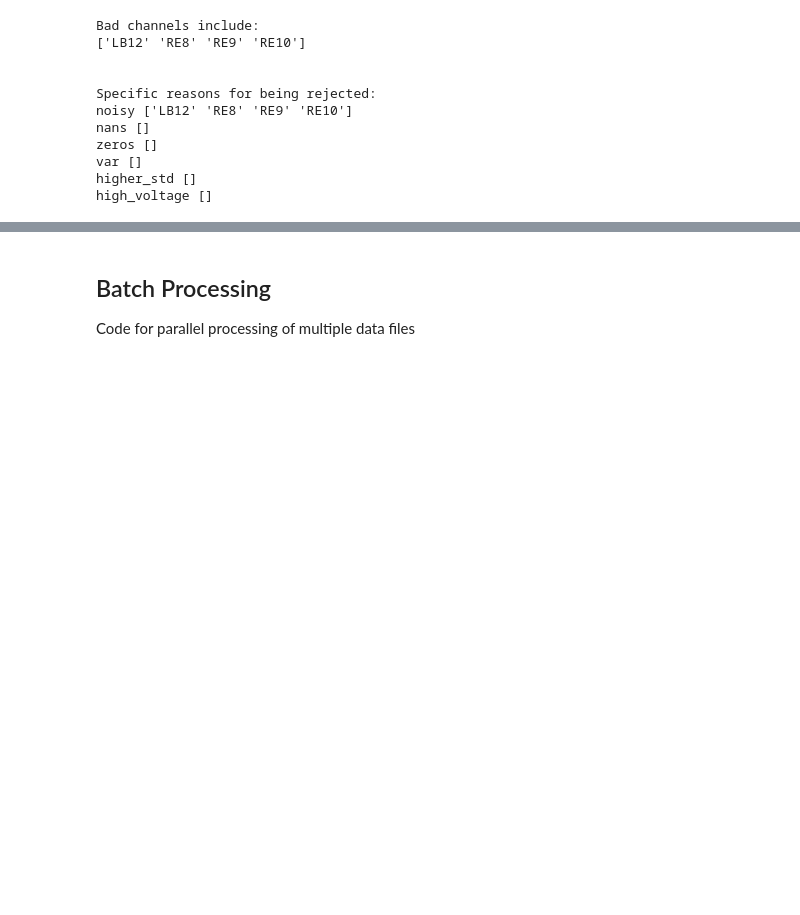
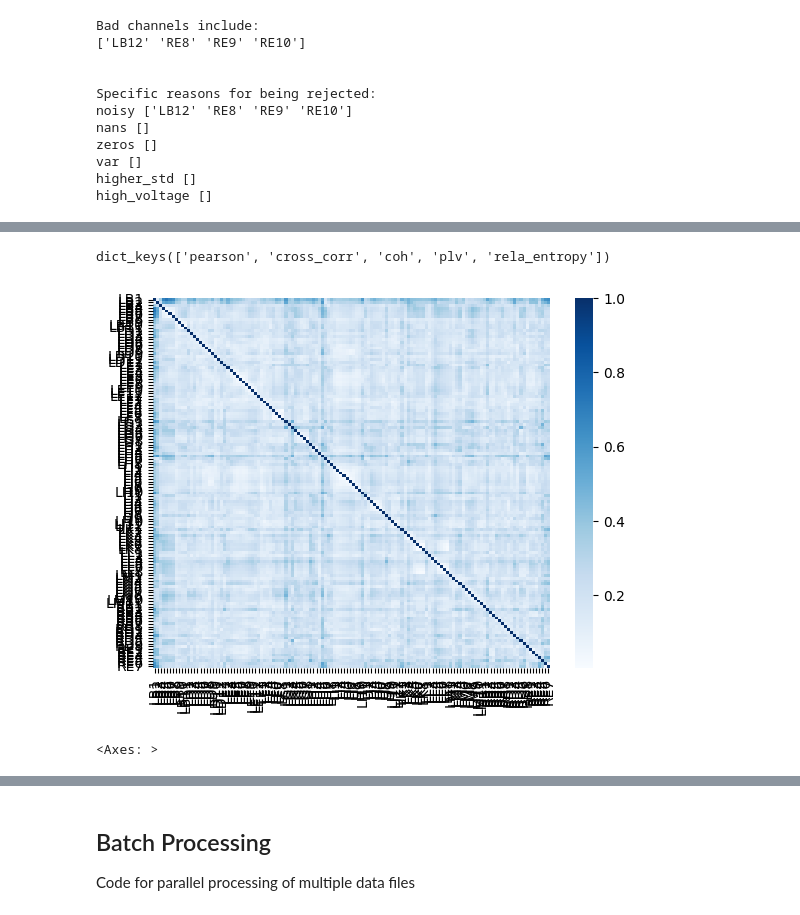
Before and after one commit to haoershi/CNT_research_tools, a Jupyter notebook: python/pipeline_demo.ipynb, the cells around one changed output, grey strips where cells are left out. Saved outputs shown, nothing was run; the diff lists cells and outputs as text; code cells hidden in the pictures; blank space fills up the shorter version.

````diff
--- a/python/pipeline_demo.ipynb
+++ b/python/pipeline_demo.ipynb
@@ -85,5 +120,5 @@ param = param.iloc[0,:3].to_dict()
 #@markdown Suggested syntax:
 #@markdown
 #@markdown ```data = session.download_data(filename, start_time, stop_time)```
-data = session.download_data(iEEG_filename, start_time, stop_time, select_elecs = electrodes)
+data = session.download_data(iEEG_filename, start_time, stop_time)#, select_elecs = electrodes)
 session.meta
@@ -292,16 +337,23 @@ conn_method = "pearson" # @param ["pearson", "squared_pearson", "cross_corr", "c
 
 data.connectivity([conn_method])
+# %%
+data.conn.keys()
+# %% [output]
+dict_keys(['pearson', 'cross_corr', 'coh', 'plv', 'rela_entropy'])
 # %%
 #@title Connectivity heatmap
 #@markdown Heatmap plot of calculated connectivity matrix.
 #@markdown
 #@markdown Suggested syntax:
 #@markdown
 #@markdown ```fig = data.conn_heatmap(method,frequency)```
 
-conn_method = "pearson" # @param ["pearson", "squared_pearson", "cross_corr", "coh", "plv", "relative_entropy"]
+conn_method = "rela_entropy" # @param ["pearson", "squared_pearson", "cross_corr", "coh", "plv", "rela_entropy"]
 freq_band = "broad" # @param ['delta','theta','alpha','beta','gamma','ripple','broad']
 data.conn_heatmap(conn_method,freq_band)
+# %% [output]
+[figure, added]
+<Axes: >
 # %%
 #@title Save data
 #@markdown Save data in pickle format
````
Also changed, not shown: parts of 15 cells of this notebook, 11 other files.
